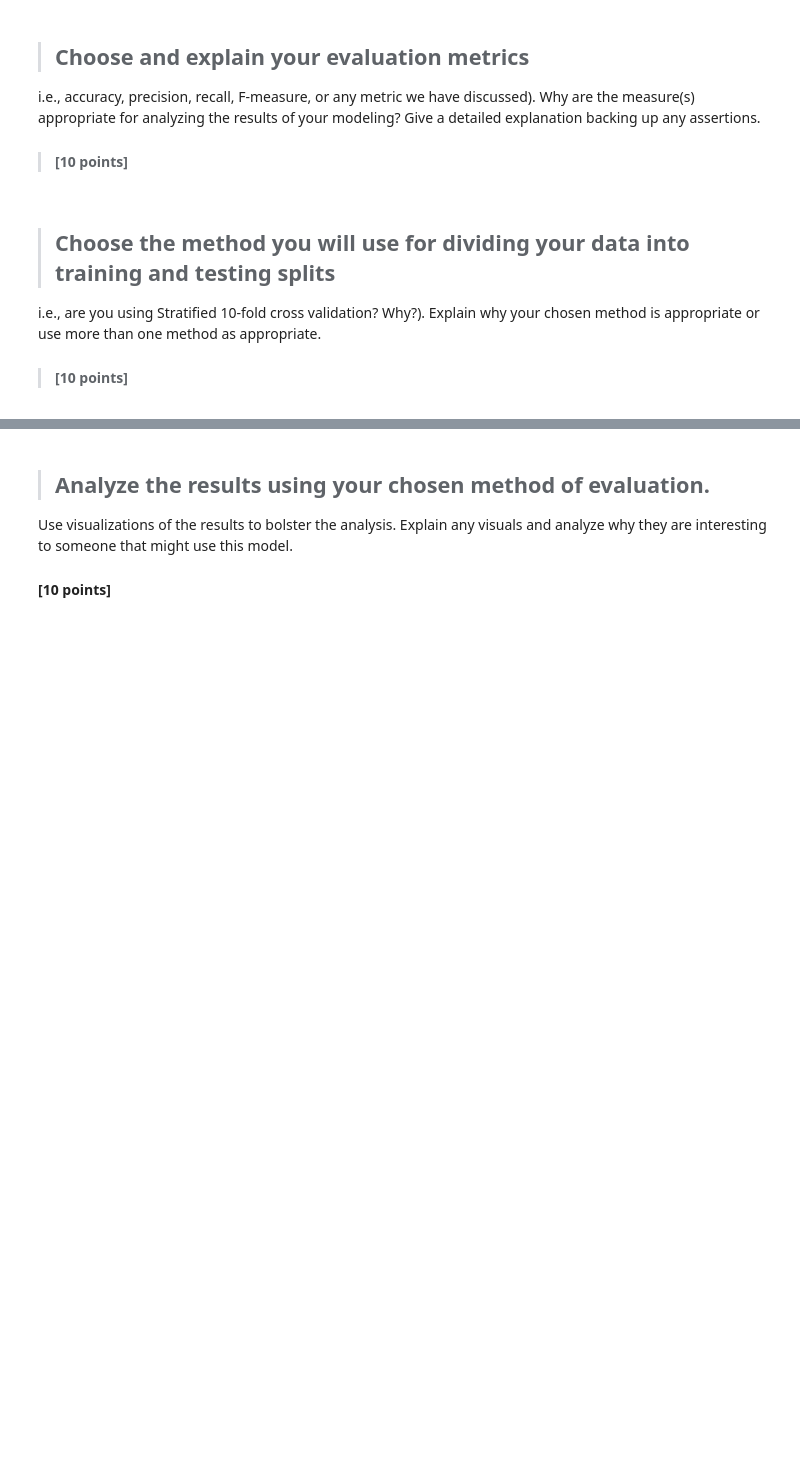
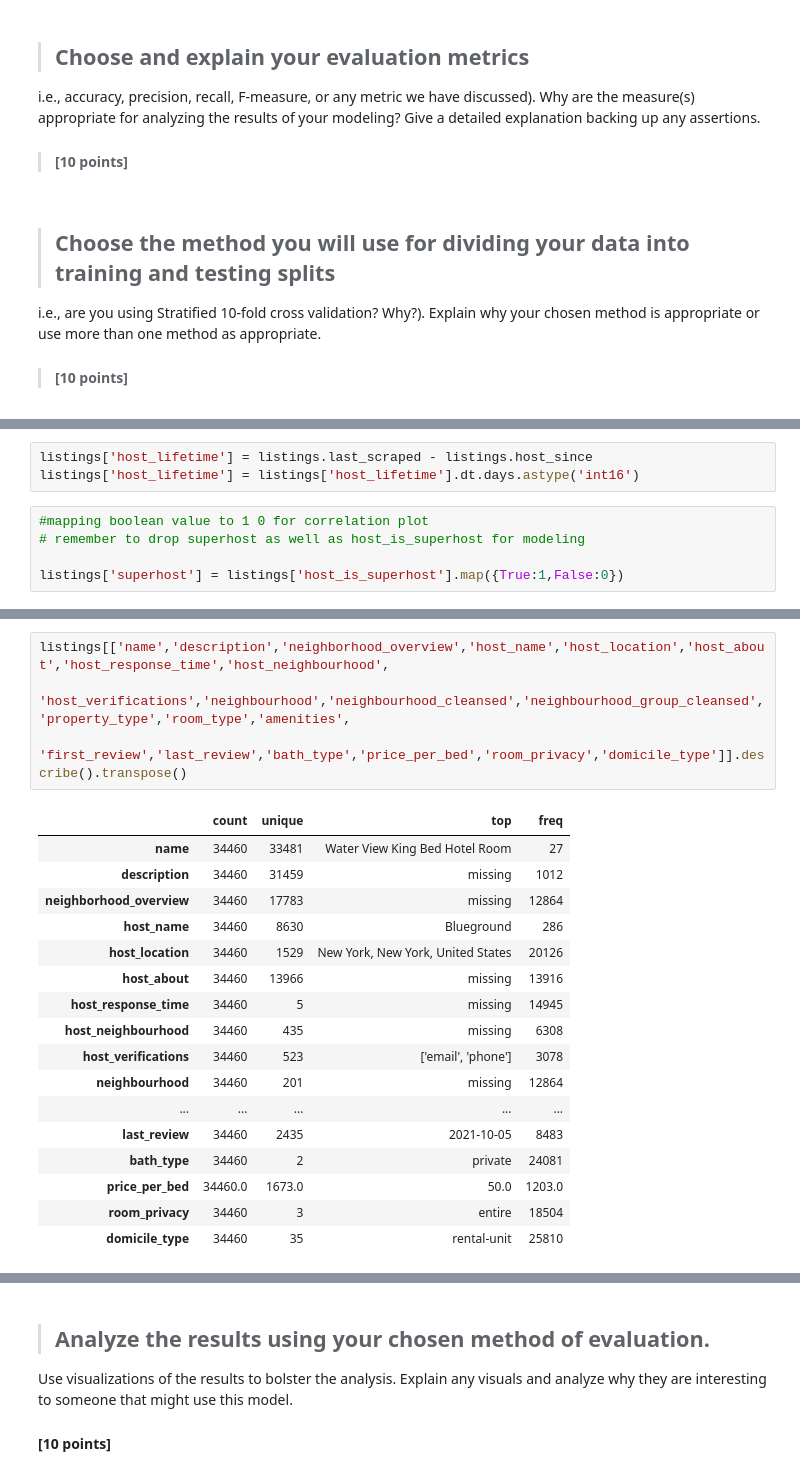
Before and after one commit to rickfontenot/airbnb, a Jupyter notebook: Lab2/lab2_team.ipynb, the cells around one changed output, grey strips where cells are left out. Cells and saved outputs as stored; diff of their text form; blank space fills up the shorter version.

Commit message:
host_df split

```diff
--- a/Lab2/lab2_team.ipynb
+++ b/Lab2/lab2_team.ipynb
@@ -971,0 +1077,8 @@ Two modeling techniques must be new (but the third could be SVM or logistic regr
+# %%
+listings['host_lifetime'] = listings.last_scraped - listings.host_since
+listings['host_lifetime'] = listings['host_lifetime'].dt.days.astype('int16')
+# %%
+#mapping boolean value to 1 0 for correlation plot
+# remember to drop superhost as well as host_is_superhost for modeling
+
+listings['superhost'] = listings['host_is_superhost'].map({True:1,False:0})
@@ -971,0 +1099,22 @@ Two modeling techniques must be new (but the third could be SVM or logistic regr
+# %%
+listings[['name','description','neighborhood_overview','host_name','host_location','host_about','host_response_time','host_neighbourhood',
+        'host_verifications','neighbourhood','neighbourhood_cleansed','neighbourhood_group_cleansed','property_type','room_type','amenities',
+        'first_review','last_review','bath_type','price_per_bed','room_privacy','domicile_type']].describe().transpose()
+# %% [output]
+|  | count | unique | top | freq |
+| name | 34460 | 33481 | Water View King Bed Hotel Room | 27 |
+| description | 34460 | 31459 | missing | 1012 |
+| neighborhood_overview | 34460 | 17783 | missing | 12864 |
+| host_name | 34460 | 8630 | Blueground | 286 |
+| host_location | 34460 | 1529 | New York, New York, United States | 20126 |
+| host_about | 34460 | 13966 | missing | 13916 |
+| host_response_time | 34460 | 5 | missing | 14945 |
+| host_neighbourhood | 34460 | 435 | missing | 6308 |
+| host_verifications | 34460 | 523 | ['email', 'phone'] | 3078 |
+| neighbourhood | 34460 | 201 | missing | 12864 |
+| ... | ... | ... | ... | ... |
+| last_review | 34460 | 2435 | 2021-10-05 | 8483 |
+| bath_type | 34460 | 2 | private | 24081 |
+| price_per_bed | 34460.0 | 1673.0 | 50.0 | 1203.0 |
+| room_privacy | 34460 | 3 | entire | 18504 |
+| domicile_type | 34460 | 35 | rental-unit | 25810 |
```
Also changed, not shown: parts of 22 cells of this notebook, 1 other file.
